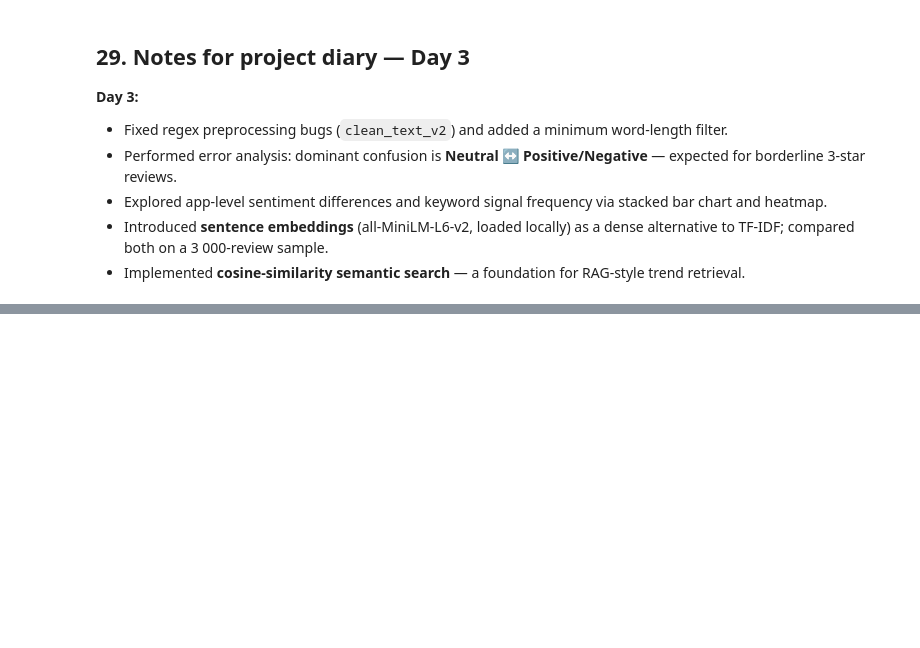
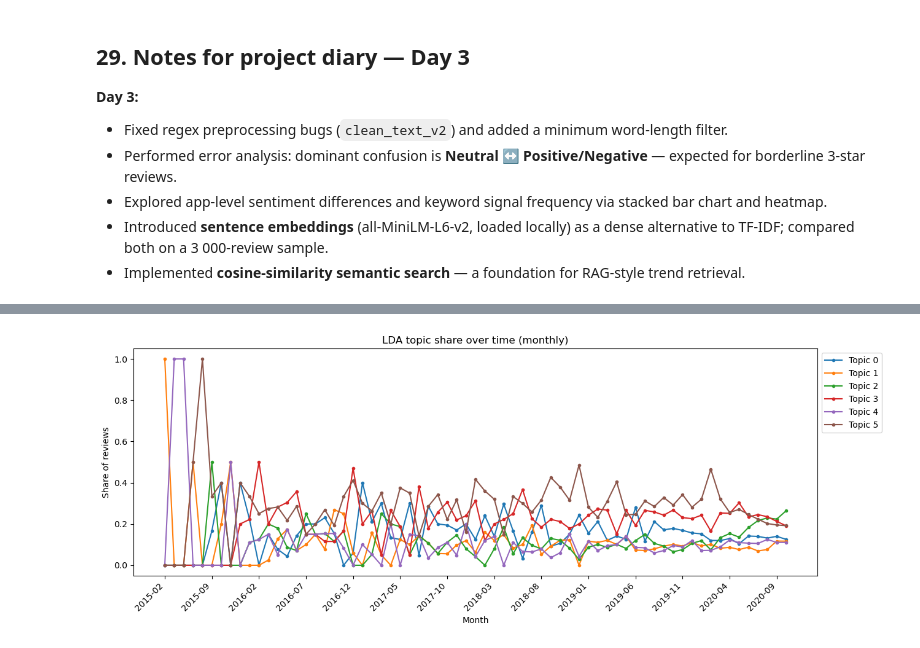
Before and after one commit to ando-ship-it/consumer-trend-detector, a Jupyter notebook: notebooks/01_eda_baseline_consumer_trends.ipynb, the cells around one changed output, grey strips where cells are left out. Drawn from its saved outputs; the diff is of its cells as text; code cells hidden in the pictures; blank space fills up the shorter version.

```diff
--- a/notebooks/01_eda_baseline_consumer_trends.ipynb
+++ b/notebooks/01_eda_baseline_consumer_trends.ipynb
@@ -979,0 +1146,19 @@ for q in test_queries:
+# %%
+# Apply LDA to full df (not just sample)
+full_doc_term = count_vec.transform(df["clean_text_v2"])
+df["lda_topic"] = lda.transform(full_doc_term).argmax(axis=1)
+
+# Parse dates
+df["date"] = pd.to_datetime(df["date"], errors="coerce")
+df["month"] = df["date"].dt.to_period("M")
+
+topic_by_month = (
+    df.groupby(["month", "lda_topic"])
+    .size()
+    .unstack(fill_value=0)
+)
+# Normalize to share
+topic_by_month_pct = topic_by_month.div(topic_by_month.sum(axis=1), axis=0)
+
+print("Date range:", df["date"].min(), "→", df["date"].max())
+display(topic_by_month_pct.tail(6).round(3))
@@ -979,0 +1175,22 @@ for q in test_queries:
+# %%
+# Plot topic trends over time
+fig, ax = plt.subplots(figsize=(13, 5))
+
+for col in topic_by_month_pct.columns:
+    ax.plot(
+        topic_by_month_pct.index.astype(str),
+        topic_by_month_pct[col],
+        marker="o", markersize=3, label=f"Topic {col}"
+    )
+
+ax.set_title("LDA topic share over time (monthly)")
+ax.set_xlabel("Month")
+ax.set_ylabel("Share of reviews")
+ax.legend(loc="upper left", bbox_to_anchor=(1, 1))
+step = max(1, len(topic_by_month_pct) // 12)
+ax.set_xticks(range(0, len(topic_by_month_pct), step))
+ax.set_xticklabels(topic_by_month_pct.index.astype(str)[::step], rotation=45, ha="right")
+plt.tight_layout()
+plt.show()
+# %% [output]
+[figure, added]
```
Also changed, not shown: parts of 15 cells of this notebook.
